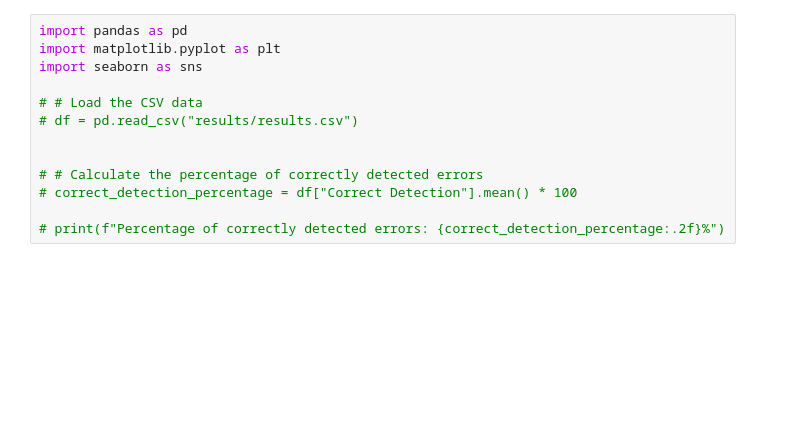
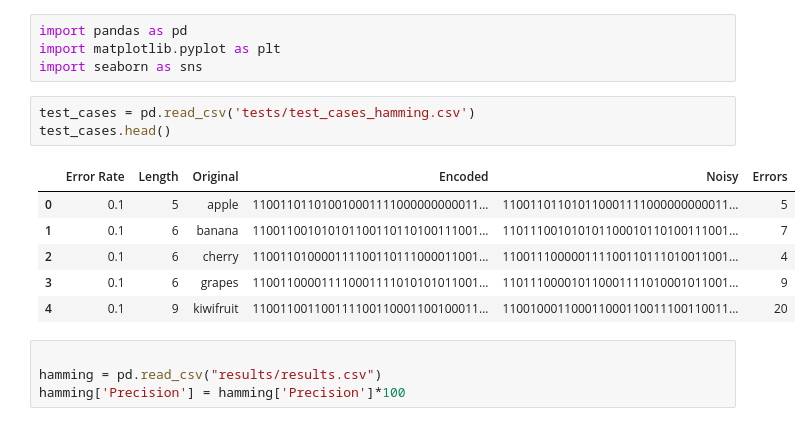
Before and after one commit to chamale-rac/detection-correction, a Jupyter notebook: test.ipynb, the cells around one changed output. Saved outputs shown, nothing was run; the diff lists cells and outputs as text; blank space fills up the shorter version.

Commit message:
attempt: word test cases

```diff
--- a/test.ipynb
+++ b/test.ipynb
@@ -1,14 +1,19 @@
-# %%
-import pandas as pd
-import matplotlib.pyplot as plt
-import seaborn as sns
-
-# # Load the CSV data
-# df = pd.read_csv("results/results.csv")
-
-
-# # Calculate the percentage of correctly detected errors
-# correct_detection_percentage = df["Correct Detection"].mean() * 100
-
-# print(f"Percentage of correctly detected errors: {correct_detection_percentage:.2f}%")
+# %%
+import pandas as pd
+import matplotlib.pyplot as plt
+import seaborn as sns
+# %%
+test_cases = pd.read_csv('tests/test_cases_hamming.csv')
+test_cases.head()
+# %% [output]
+|  | Error Rate | Length | Original | Encoded | Noisy | Errors |
+| 0 | 0.1 | 5 | apple | 110011011010010001111000000000011... | 110011011010110001111000000000011... | 5 |
+| 1 | 0.1 | 6 | banana | 110011001010101100110110100111001... | 110111001010101100010110100111001... | 7 |
+| 2 | 0.1 | 6 | cherry | 110011010000111100110111000011001... | 110011100000111100110111010011001... | 4 |
+| 3 | 0.1 | 6 | grapes | 110011000011110001111010101011001... | 110111000010110001111010001011001... | 9 |
+| 4 | 0.1 | 9 | kiwifruit | 110011001100111100110001100100011... | 110010001100011000110011100110011... | 20 |
+# %%
+
+hamming = pd.read_csv("results/results.csv")
+hamming['Precision'] = hamming['Precision']*100
 # %%
```
Also changed, not shown: parts of 2 cells of this notebook, 6 other files.
